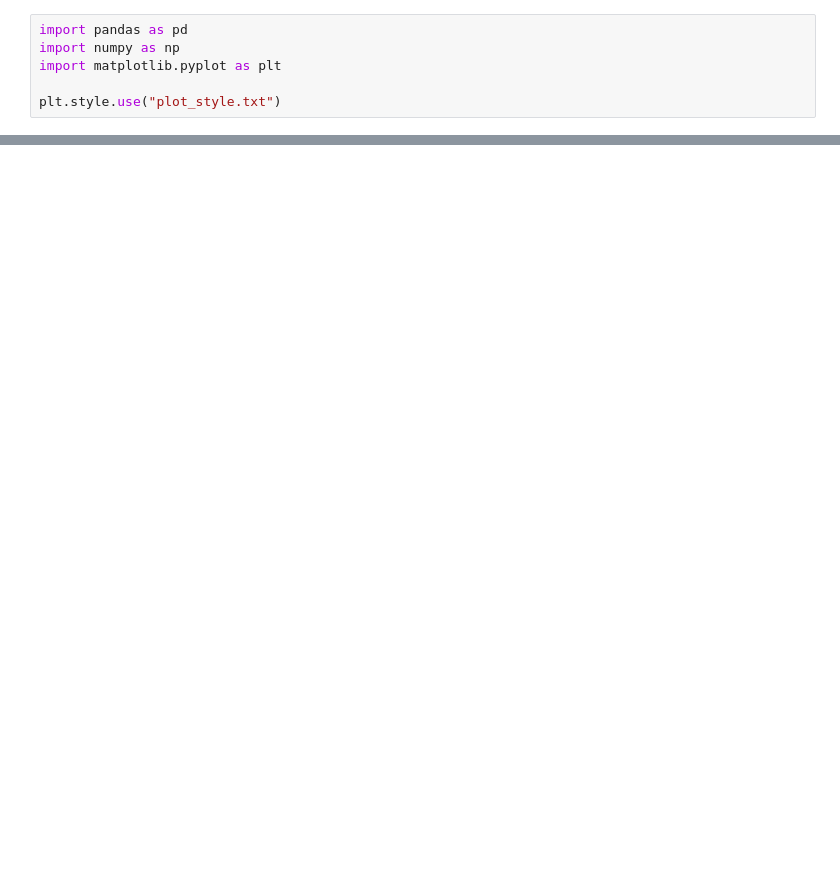
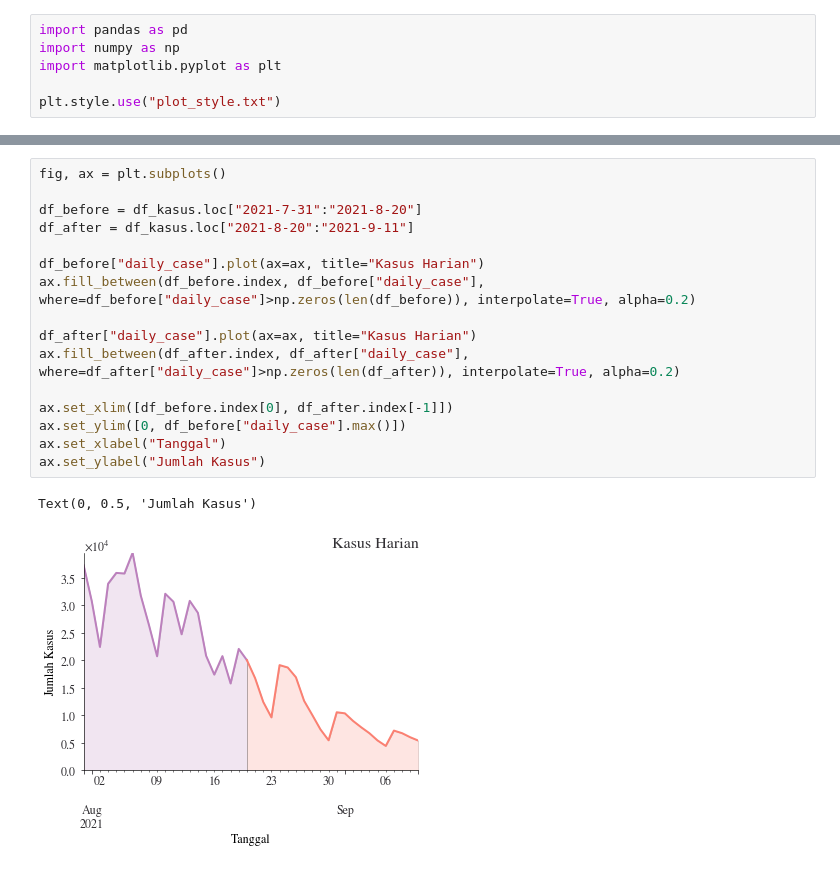
Before and after one commit to fahminlb33/datathon-ai-2021, a Jupyter notebook: eda.ipynb, the cells around one changed output, grey strips where cells are left out. Saved outputs shown, nothing was run; the diff lists cells and outputs as text; blank space fills up the shorter version.

```diff
--- a/eda.ipynb
+++ b/eda.ipynb
@@ -62,3 +69,22 @@ ax.set_ylabel("Jumlah Kasus")
+# %%
+fig, ax = plt.subplots()
+
+df_before = df_kasus.loc["2021-7-31":"2021-8-20"]
+df_after = df_kasus.loc["2021-8-20":"2021-9-11"]
+
+df_before["daily_case"].plot(ax=ax, title="Kasus Harian")
+ax.fill_between(df_before.index, df_before["daily_case"], where=df_before["daily_case"]>np.zeros(len(df_before)), interpolate=True, alpha=0.2)
+
+df_after["daily_case"].plot(ax=ax, title="Kasus Harian")
+ax.fill_between(df_after.index, df_after["daily_case"], where=df_after["daily_case"]>np.zeros(len(df_after)), interpolate=True, alpha=0.2)
+
+ax.set_xlim([df_before.index[0], df_after.index[-1]])
+ax.set_ylim([0, df_before["daily_case"].max()])
+ax.set_xlabel("Tanggal")
+ax.set_ylabel("Jumlah Kasus")
+# %% [output]
+Text(0, 0.5, 'Jumlah Kasus')
+[figure, added]
 # %%
 fig, ax = plt.subplots()
 
```
Also changed, not shown: parts of 6 cells of this notebook, 6 other files.
